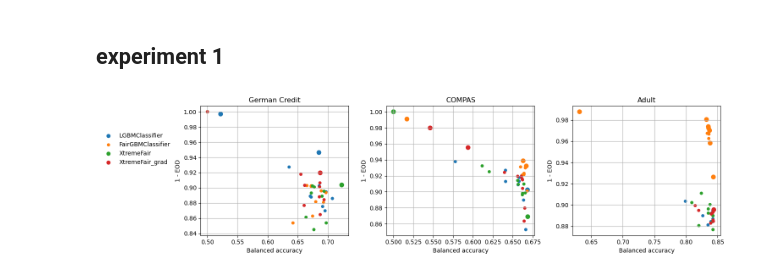
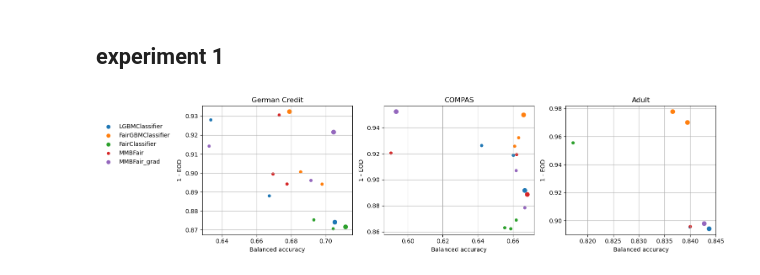
Before and after one commit to hiaac-finance/m2fgb, a Jupyter notebook: notebooks/analyze_results.ipynb, the cells around one changed output. Cells and saved outputs as stored; diff of their text form; code cells hidden in the pictures.

```diff
--- a/notebooks/analyze_results.ipynb
+++ b/notebooks/analyze_results.ipynb
@@ -14,7 +14,7 @@ dataset_names = {
 # %%
 fig, axs = plt.subplots(nrows = 1, ncols = 3, figsize = (15, 4))
 
-selected_models = ["LGBMClassifier", "FairGBMClassifier", "XtremeFair", "XtremeFair_grad"]
+selected_models = ["LGBMClassifier", "FairGBMClassifier", "FairClassifier", "MMBFair", "MMBFair_grad"]
 
 
 for k, dataset in enumerate(["german", "compas", "adult"]):
@@ -23,42 +23,43 @@ for k, dataset in enumerate(["german", "compas", "adult"]):
     results = []
     for model in models:
         model_name = "_".join(model.split("/")[-1].split("_")[:-1])
-        if model_name not in selected_models:
+        alpha = float(model.split("_")[-1])
+        try:
+            df = pd.read_csv(model + "/results.csv")
+            df["model"] = model_name
+            df["fair"] = 1 - abs(df["eod"])
+            df = df[["model", "bal_acc", "fair"]]
+            df = df.groupby("model").mean().reset_index()
+            results.append(df)
+        except:
             continue
-        alpha = float(model.split("_")[-1])
-        df = pd.read_csv(model + "/results.csv").iloc[:, 1:]
-        df["model"] = model_name
-        df["fair"] = 1 - abs(df["eod"])
-        df = df[["model", "bal_acc", "fair"]]
-        df = df.groupby("model").mean().reset_index()
 
-        results.append(df)
 
     results = pd.concat(results).reset_index(drop=True)
 
 
     dominated = []
     for i, row in results.iterrows():
         is_dominated = False
         for j, row2 in results.iterrows():
             if i == j:
                 continue
             if row["bal_acc"] <= row2["bal_acc"] and row["fair"] <= row2["fair"]:
                 is_dominated = True
                 break
         dominated.append(is_dominated)
     results["dominated"] = dominated
 
     for model in selected_models:
         df = results[results["model"] == model]
         axs[k].scatter(df["bal_acc"], df["fair"], label=model, s=[20 if dominated else 50 for dominated in df["dominated"]],)
 
     axs[k].grid()
     axs[k].set_title(dataset_names[dataset])
     axs[k].set_xlabel("Balanced accuracy")
     axs[k].set_ylabel("1 - EOD")
     if k == 0:
         axs[0].legend(loc="lower left", bbox_to_anchor=(-0.7, 0.5), frameon=False)
 plt.tight_layout()
 # %% [output]
-[figure, old version]
+[figure, new version]
```
Also changed, not shown: parts of 5 cells of this notebook, 59 other files.
